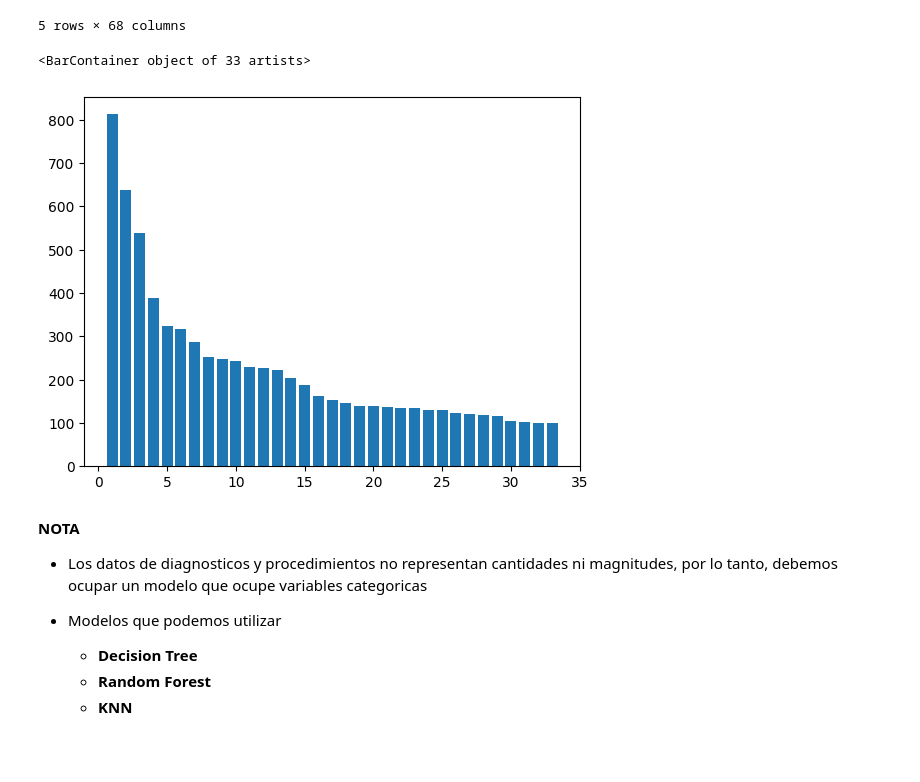
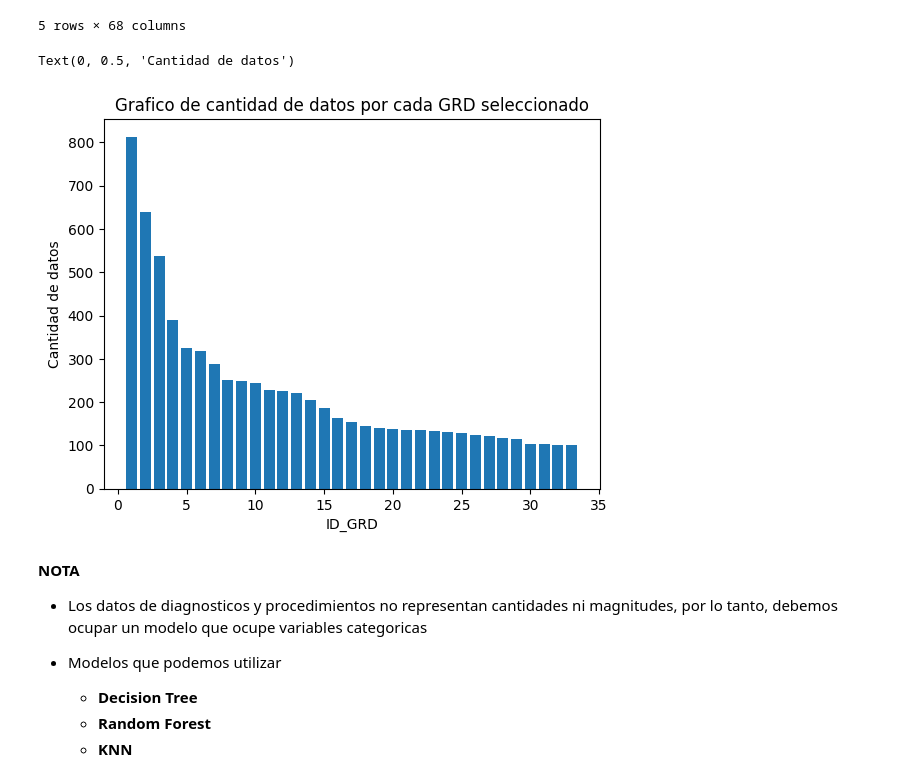
Before and after one commit to NicoElHulk/Proyecto1_ML, a Jupyter notebook: src/main.ipynb, the cells around one changed output. Saved outputs shown, nothing was run; the diff lists cells and outputs as text; code cells hidden in the pictures; blank space fills up the shorter version.

```diff
--- a/src/main.ipynb
+++ b/src/main.ipynb
@@ -196,11 +199,14 @@ nuevo_dataset.head()
 # %%
 ejey = nuevo_dataset['ID_GRD'].value_counts()
 ejex = list(nuevos_ids.values())
 
 plt.bar(ejex, ejey)
+plt.title('Grafico de cantidad de datos por cada GRD seleccionado')
+plt.xlabel('ID_GRD')
+plt.ylabel('Cantidad de datos')
 # %% [output]
-<BarContainer object of 33 artists>
+Text(0, 0.5, 'Cantidad de datos')
-[figure, old version]
+[figure, new version]
 # %% [markdown]
 **NOTA**
 - Los datos de diagnosticos y procedimientos no representan cantidades ni magnitudes, por lo tanto, debemos ocupar un modelo que ocupe variables categoricas
```
Also changed, not shown: parts of 4 cells of this notebook.
